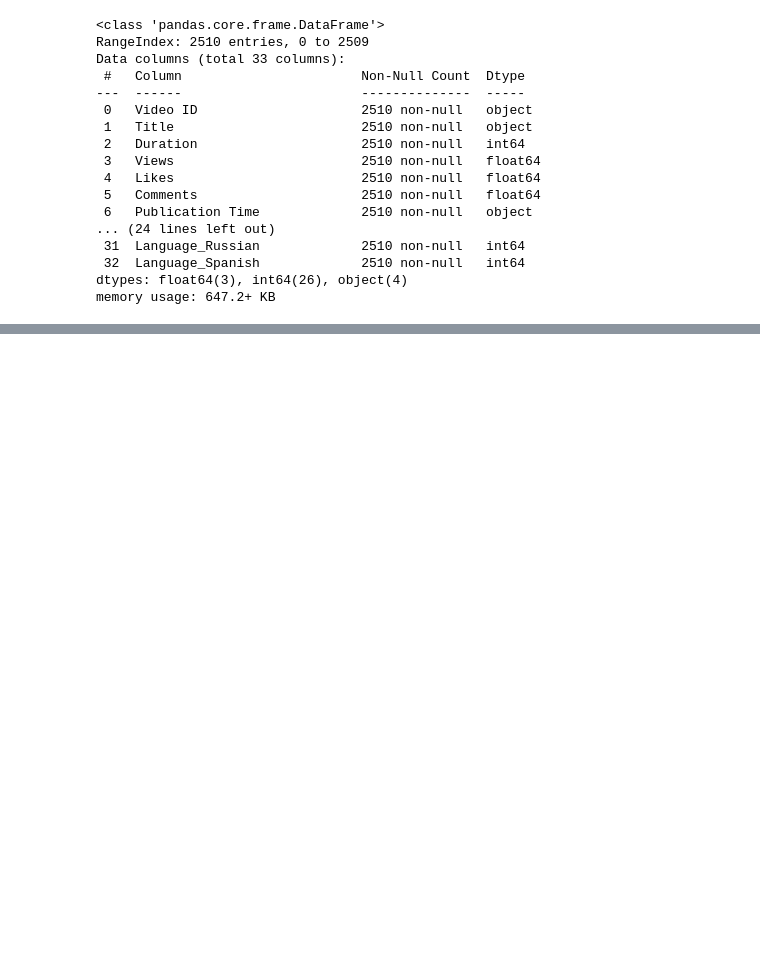
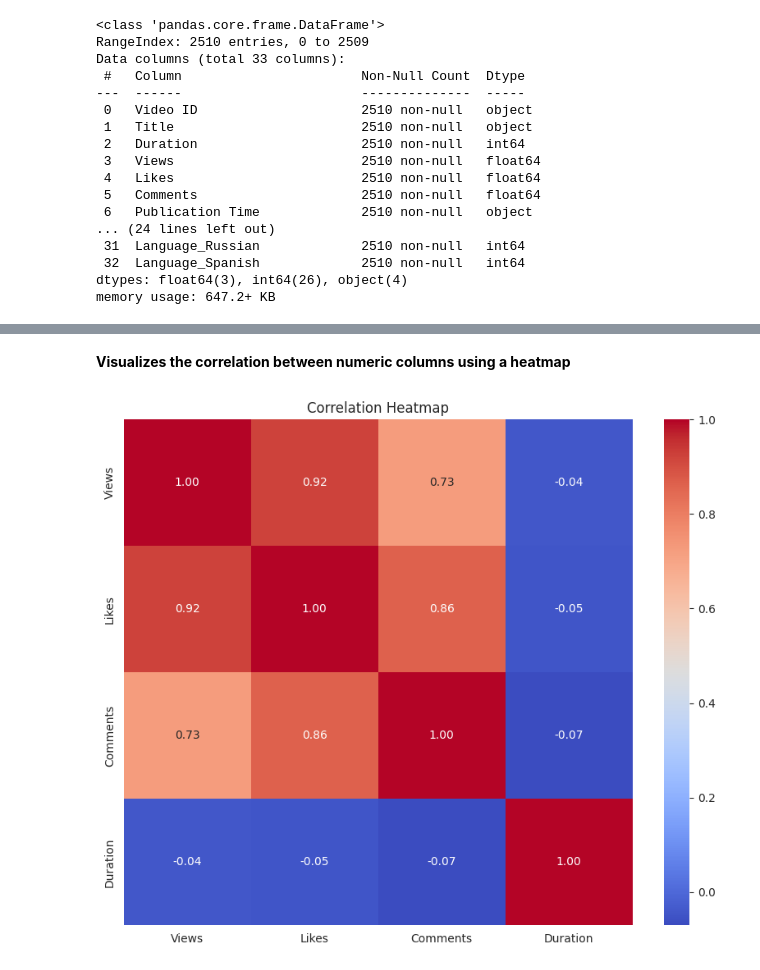
Before and after one commit to RaghdIt/DataScience, a Jupyter notebook: EDA.ipynb, the cells around one changed output, grey strips where cells are left out. Drawn from its saved outputs; the diff is of its cells as text; code cells hidden in the pictures; blank space fills up the shorter version.

```diff
--- a/EDA.ipynb
+++ b/EDA.ipynb
@@ -44,0 +108,15 @@ memory usage: 647.2+ KB
+# %% [markdown]
+**Visualizes the correlation between numeric columns using a heatmap**
+# %%
+selected_columns = ['Views', 'Likes', 'Comments', 'Duration']
+numeric_df = df[selected_columns]
+
+# Create correlation matrix
+correlation_matrix = numeric_df.corr()
+
+plt.figure(figsize=(10, 8))
+sns.heatmap(correlation_matrix, annot=True, cmap='coolwarm', fmt=".2f")
+plt.title('Correlation Heatmap')
+plt.show()
+# %% [output]
+[figure, added]
```
Also changed, not shown: parts of 41 cells of this notebook, 1 other file.
